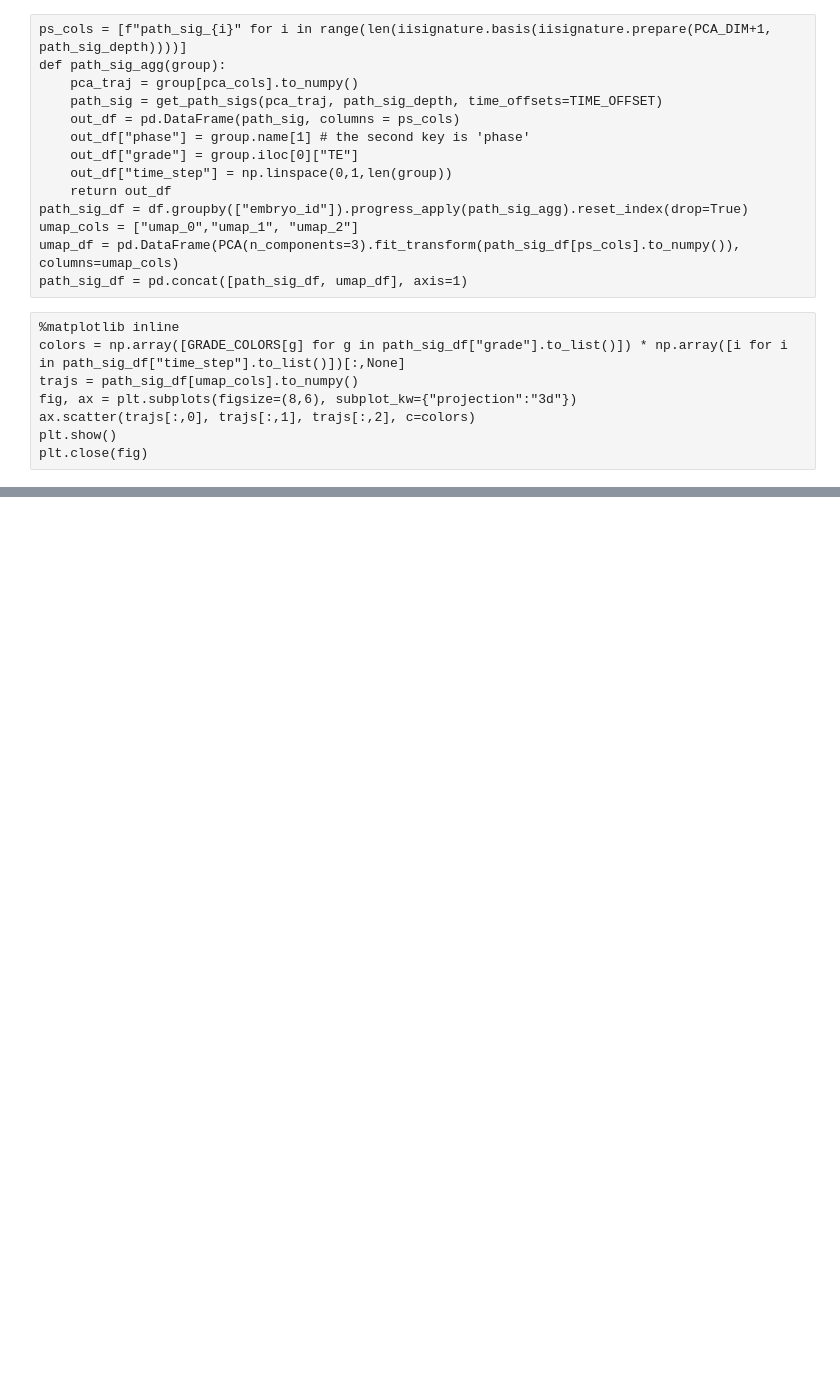
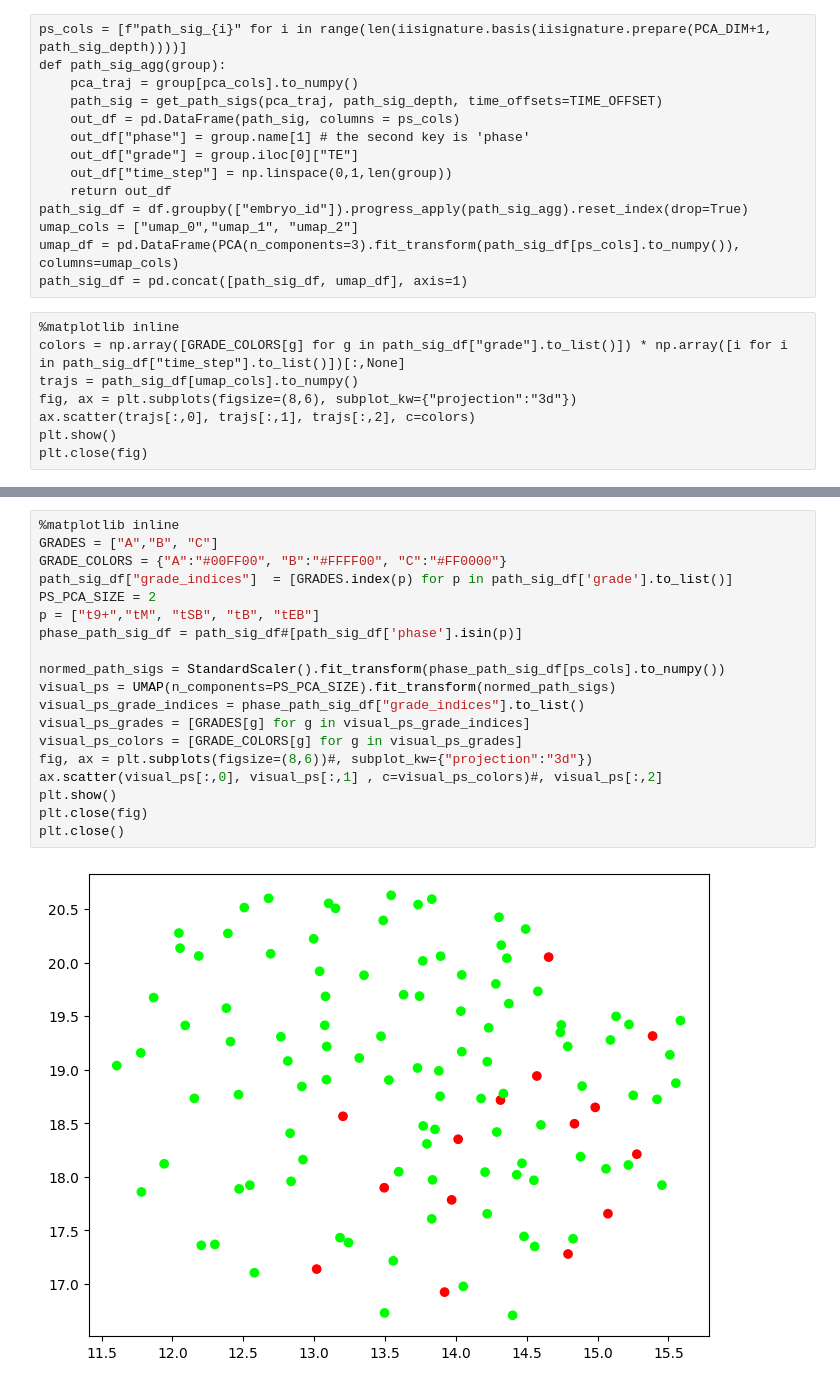
Before and after one commit to UW-Madison-CBML/MORFEA, a Jupyter notebook: analysis/qual_analysis.ipynb, the cells around one changed output, grey strips where cells are left out. Saved outputs shown, nothing was run; the diff lists cells and outputs as text; blank space fills up the shorter version.

```diff
--- a/analysis/qual_analysis.ipynb
+++ b/analysis/qual_analysis.ipynb
@@ -121,0 +151,21 @@ plt.close()
+# %%
+%matplotlib inline
+GRADES = ["A","B", "C"]
+GRADE_COLORS = {"A":"#00FF00", "B":"#FFFF00", "C":"#FF0000"}
+path_sig_df["grade_indices"]  = [GRADES.index(p) for p in path_sig_df['grade'].to_list()]
+PS_PCA_SIZE = 2
+p = ["t9+","tM", "tSB", "tB", "tEB"]
+phase_path_sig_df = path_sig_df#[path_sig_df['phase'].isin(p)]
+
+normed_path_sigs = StandardScaler().fit_transform(phase_path_sig_df[ps_cols].to_numpy())
+visual_ps = UMAP(n_components=PS_PCA_SIZE).fit_transform(normed_path_sigs)
+visual_ps_grade_indices = phase_path_sig_df["grade_indices"].to_list()
+visual_ps_grades = [GRADES[g] for g in visual_ps_grade_indices]
+visual_ps_colors = [GRADE_COLORS[g] for g in visual_ps_grades]
+fig, ax = plt.subplots(figsize=(8,6))#, subplot_kw={"projection":"3d"})
+ax.scatter(visual_ps[:,0], visual_ps[:,1] , c=visual_ps_colors)#, visual_ps[:,2]
+plt.show()
+plt.close(fig)
+plt.close()
+# %% [output]
+[figure, added]
```
Also changed, not shown: parts of 5 cells of this notebook, 3 other files.
